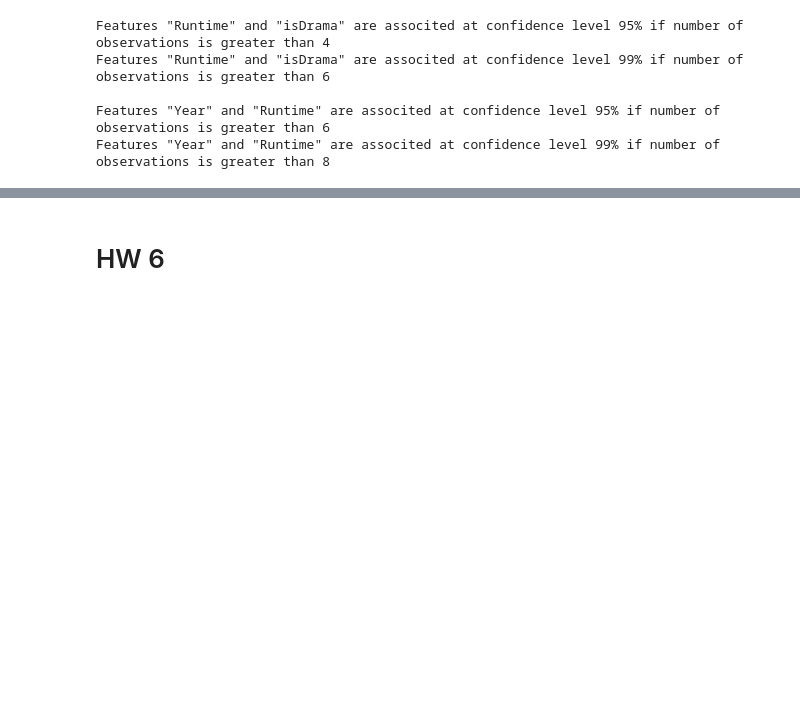
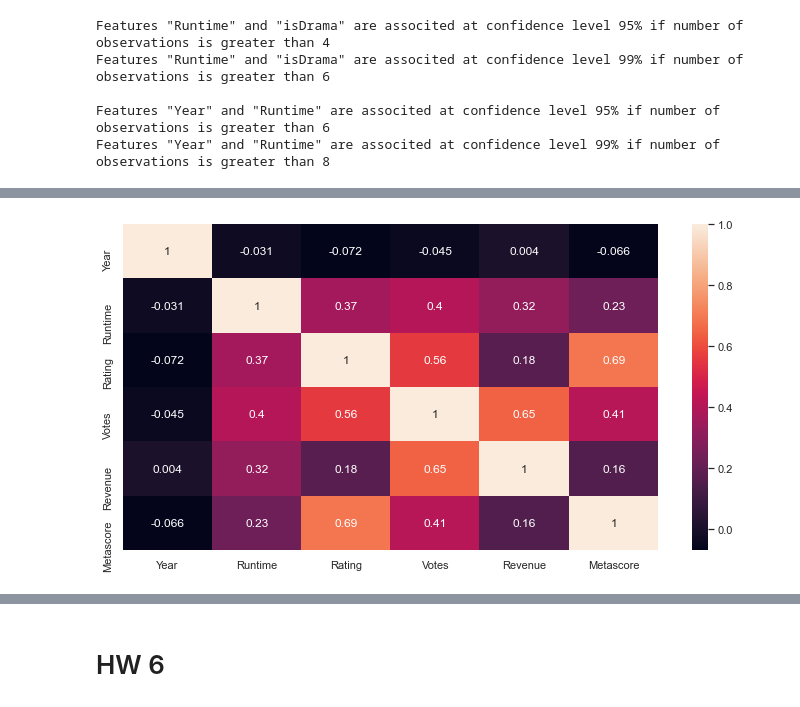
Before and after one commit to constantine7cd/mmda_imdb, a Jupyter notebook: hw.ipynb, the cells around one changed output, grey strips where cells are left out. Drawn from its saved outputs; the diff is of its cells as text; code cells hidden in the pictures; blank space fills up the shorter version.

```diff
--- a/hw.ipynb
+++ b/hw.ipynb
@@ -459,0 +486,5 @@ Features "Year" and "Runtime" are associted at confidence level 99% if number of
+# %%
+corr_mtx = imdb_data.corr()
+_ = sns.heatmap(corr_mtx, annot=True)
+# %% [output]
+[figure, added]
```
Also changed, not shown: parts of 32 cells of this notebook, 1 other file.
